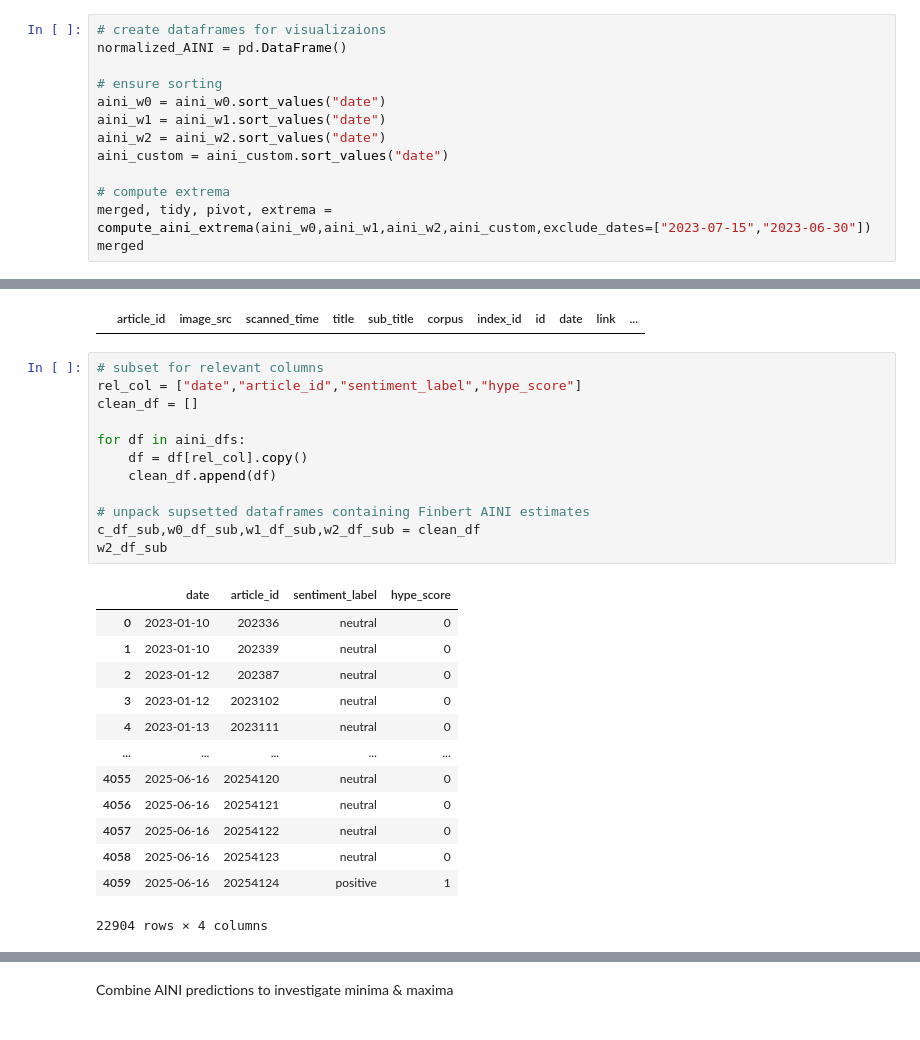
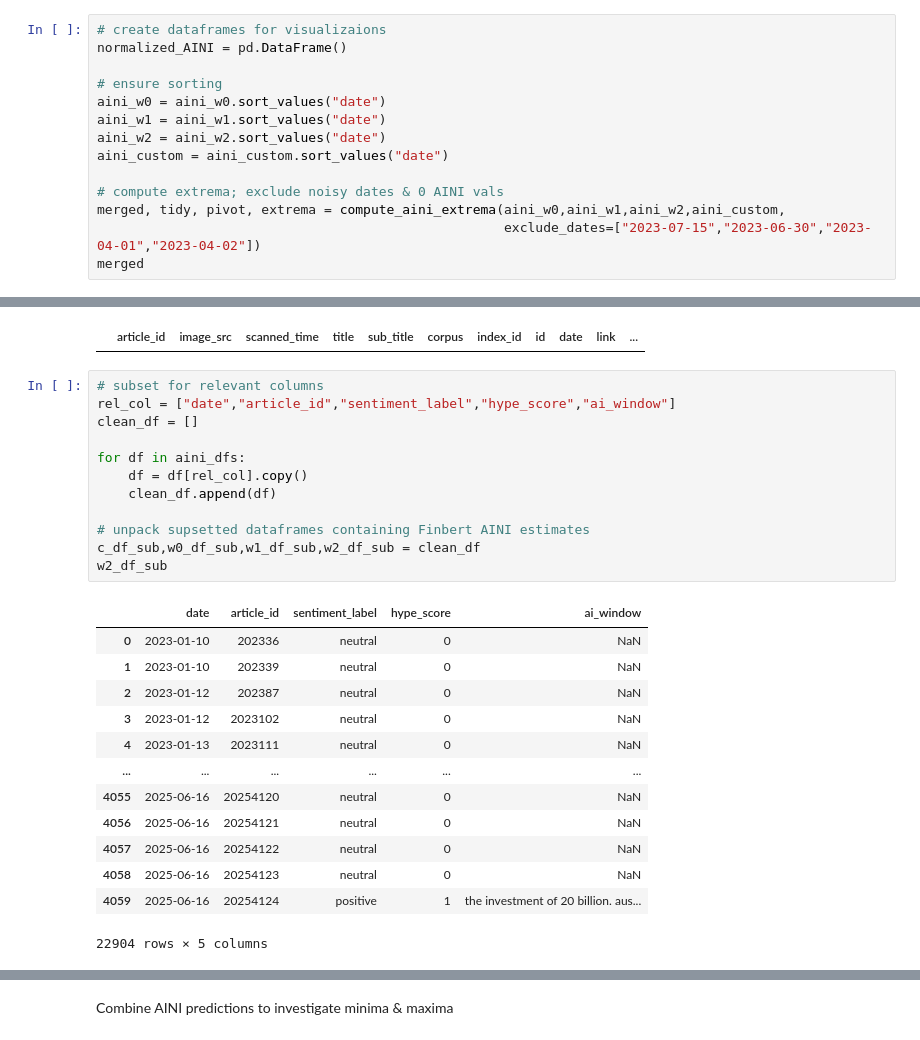
Before and after one commit to LarsIX/narrative_index, a Jupyter notebook: notebooks/exploratory_analysis_aini.ipynb, the cells around one changed output, grey strips where cells are left out. Saved outputs shown, nothing was run; the diff lists cells and outputs as text.

Commit message:
optimized plotting, fixed extrema

```diff
--- a/notebooks/exploratory_analysis_aini.ipynb
+++ b/notebooks/exploratory_analysis_aini.ipynb
@@ -46,6 +61,7 @@ aini_w1 = aini_w1.sort_values("date")
 aini_w2 = aini_w2.sort_values("date")
 aini_custom = aini_custom.sort_values("date")
 
-# compute extrema
-merged, tidy, pivot, extrema = compute_aini_extrema(aini_w0,aini_w1,aini_w2,aini_custom,exclude_dates=["2023-07-15","2023-06-30"])
+# compute extrema; exclude noisy dates & 0 AINI vals
+merged, tidy, pivot, extrema = compute_aini_extrema(aini_w0,aini_w1,aini_w2,aini_custom,
+                                                    exclude_dates=["2023-07-15","2023-06-30","2023-04-01","2023-04-02"])
 merged
@@ -297,30 +349,30 @@ dups
 |  | article_id | image_src | scanned_time | title | sub_title | corpus | index_id | id | date | link | ... |
 # %%
 # subset for relevant columns
-rel_col = ["date","article_id","sentiment_label","hype_score"]
+rel_col = ["date","article_id","sentiment_label","hype_score","ai_window"]
 clean_df = []
 
 for df in aini_dfs:
     df = df[rel_col].copy()
     clean_df.append(df)
 
 # unpack supsetted dataframes containing Finbert AINI estimates
 c_df_sub,w0_df_sub,w1_df_sub,w2_df_sub = clean_df
 w2_df_sub
 # %% [output]
-|  | date | article_id | sentiment_label | hype_score |
-| 0 | 2023-01-10 | 202336 | neutral | 0 |
-| 1 | 2023-01-10 | 202339 | neutral | 0 |
-| 2 | 2023-01-12 | 202387 | neutral | 0 |
-| 3 | 2023-01-12 | 2023102 | neutral | 0 |
-| 4 | 2023-01-13 | 2023111 | neutral | 0 |
-| ... | ... | ... | ... | ... |
-| 4055 | 2025-06-16 | 20254120 | neutral | 0 |
-| 4056 | 2025-06-16 | 20254121 | neutral | 0 |
-| 4057 | 2025-06-16 | 20254122 | neutral | 0 |
-| 4058 | 2025-06-16 | 20254123 | neutral | 0 |
-| 4059 | 2025-06-16 | 20254124 | positive | 1 |
+|  | date | article_id | sentiment_label | hype_score | ai_window |
+| 0 | 2023-01-10 | 202336 | neutral | 0 | NaN |
+| 1 | 2023-01-10 | 202339 | neutral | 0 | NaN |
+| 2 | 2023-01-12 | 202387 | neutral | 0 | NaN |
+| 3 | 2023-01-12 | 2023102 | neutral | 0 | NaN |
+| 4 | 2023-01-13 | 2023111 | neutral | 0 | NaN |
+| ... | ... | ... | ... | ... | ... |
+| 4055 | 2025-06-16 | 20254120 | neutral | 0 | NaN |
+| 4056 | 2025-06-16 | 20254121 | neutral | 0 | NaN |
+| 4057 | 2025-06-16 | 20254122 | neutral | 0 | NaN |
+| 4058 | 2025-06-16 | 20254123 | neutral | 0 | NaN |
+| 4059 | 2025-06-16 | 20254124 | positive | 1 | the investment of 20 billion. aus... |
-22904 rows × 4 columns
+22904 rows × 5 columns
 # %%
 # verify integrity
 for df in clean_df:
```
Also changed, not shown: parts of 27 cells of this notebook, 16 other files.
